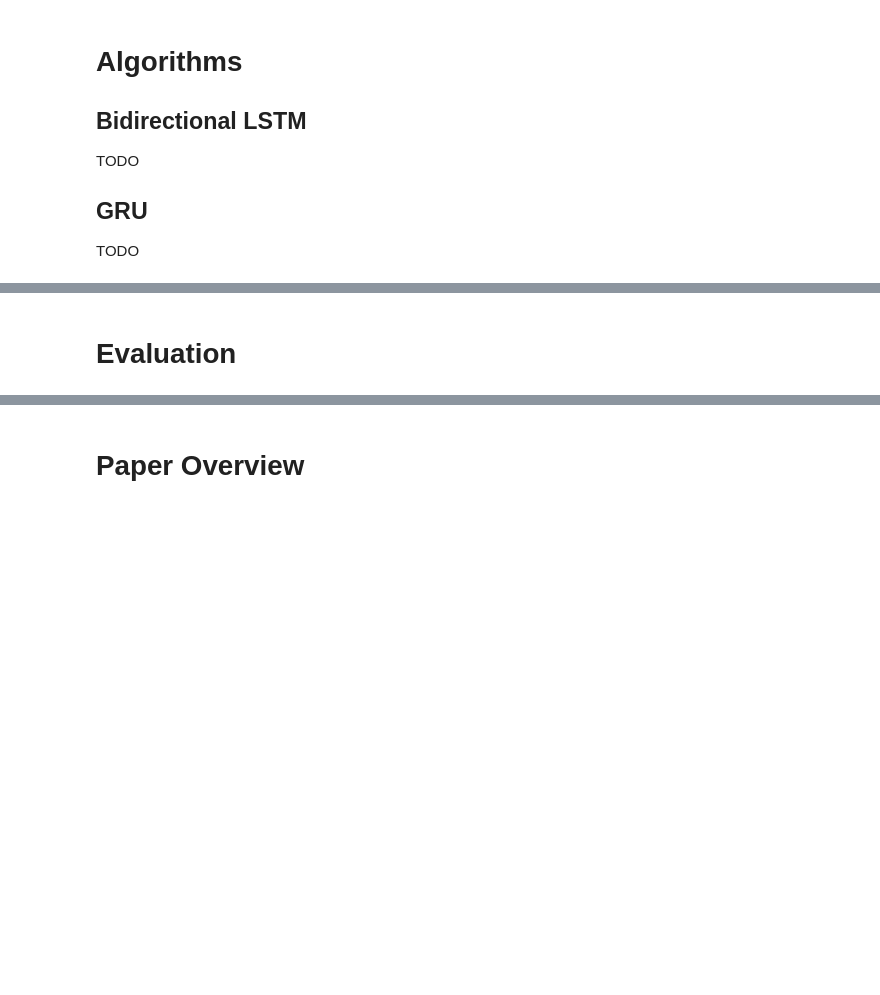
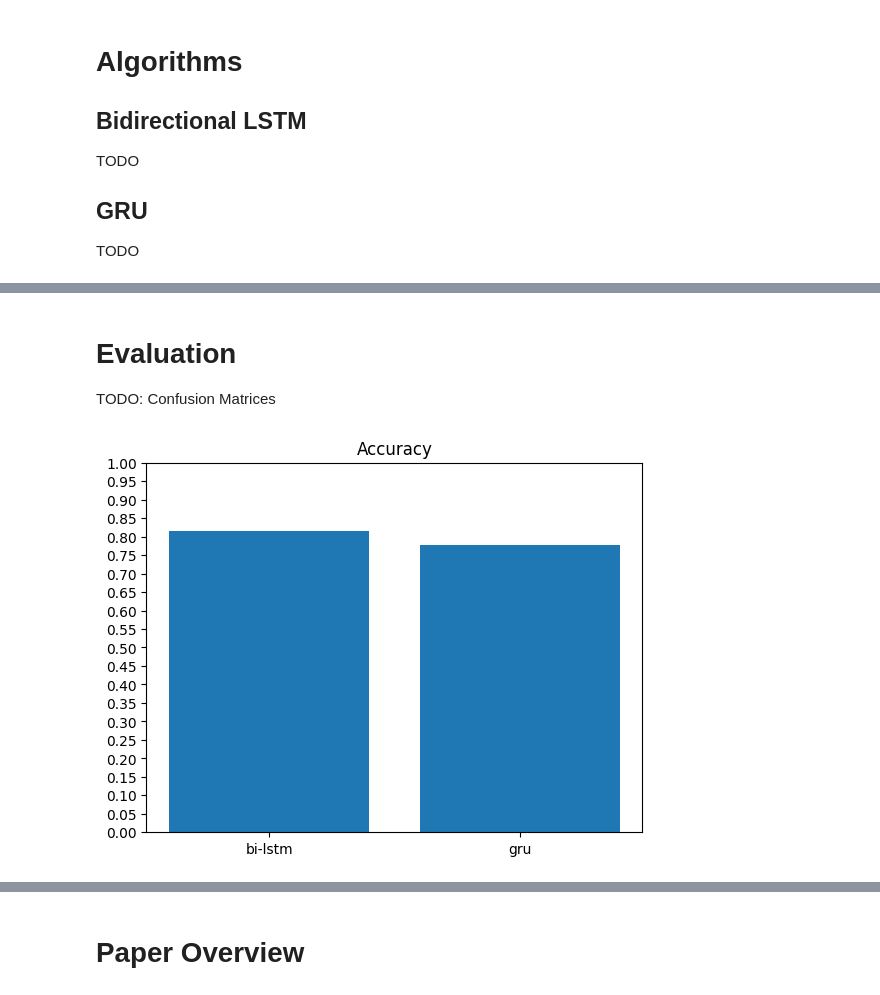
Before and after one commit to Rover656/CMM307-AdvancedAI, a Jupyter notebook: NotebookV2.ipynb, the cells around one changed output, grey strips where cells are left out. Saved outputs shown, nothing was run; the diff lists cells and outputs as text; code cells hidden in the pictures; blank space fills up the shorter version.

```diff
--- a/NotebookV2.ipynb
+++ b/NotebookV2.ipynb
@@ -432,6 +432,11 @@ TODO
 TODO
 # %%
 from keras_tuner import HyperParameters, RandomSearch
+
+# Store model results
+accuracy_scores = {}
+f1_scores = {}
+model_predictions = {}
 
 # Reset random
 reset_seed()
@@ -481,7 +486,17 @@ bi_lstm_model.summary()
 print('Further training Bi-LSTM model.')
 bi_lstm_model.fit(prep_train_x, train_y, epochs=10, validation_data=(prep_validation_x, validation_y))
 
-# TODO: Capture evaluative data
+pred = bi_lstm_model.predict(prep_test_x)
+predictions = (pred > 0.5).astype("int32")
+acc = accuracy_score(test_y, predictions)
+f1 = f1_score(test_y, predictions)
+
+print('Accuracy: ', acc)
+print('F1 Score: ', f1)
+
+accuracy_scores["bi-lstm"] = acc
+f1_scores["bi-lstm"] = f1
+model_predictions["bi-lstm"] = predictions
 # %% [output]
 Reloading Tuner from .tuning/bilstm/tuner0.json
 Search space summary
@@ -577,6 +591,18 @@ gru_model.summary()
 
 print('Further training GRU model.')
 gru_model.fit(prep_train_x, train_y, epochs=10, validation_data=(prep_validation_x, validation_y))
+
+pred = gru_model.predict(prep_test_x)
+predictions = (pred > 0.5).astype("int32")
+acc = accuracy_score(test_y, predictions)
+f1 = f1_score(test_y, predictions)
+
+print('Accuracy: ', acc)
+print('F1 Score: ', f1)
+
+accuracy_scores["gru"] = acc
+f1_scores["gru"] = f1
+model_predictions["gru"] = predictions
 # %% [output]
 Reloading Tuner from .tuning/gru/tuner0.json
 Search space summary
@@ -625,2 +650,11 @@ Epoch 10/10
 # %% [markdown]
 # Evaluation
+
+TODO: Confusion Matrices
+# %%
+plt.bar(*zip(*accuracy_scores.items()))
+plt.title("Accuracy Scores")
+plt.yticks(np.arange(0, 1.05, 0.05))
+plt.show()
+# %% [output]
+[figure, added]
```
Also changed, not shown: parts of 6 cells of this notebook.
